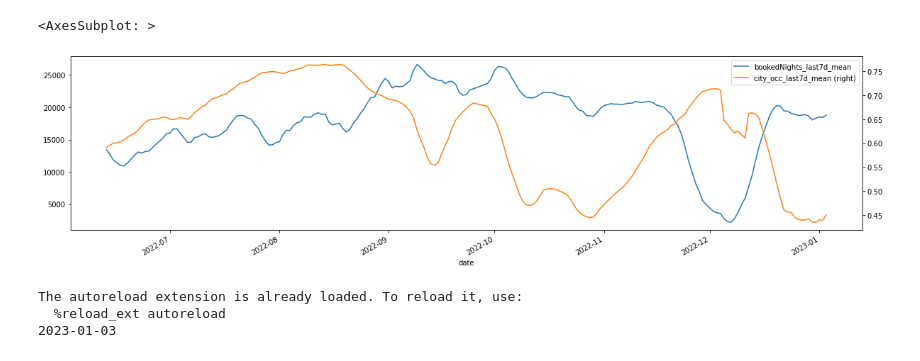
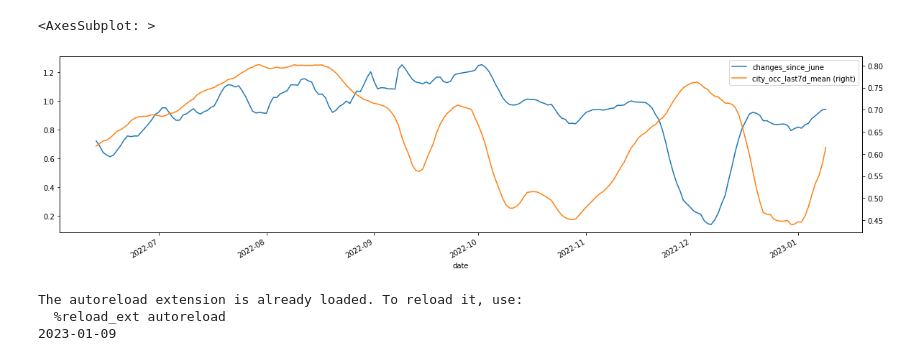
Before and after one commit to tsauliu/COVID_Data_in_Depth, a Jupyter notebook: 3.5.hotel.ipynb, the cells around one changed output. Cells and saved outputs as stored; diff of their text form; code cells hidden in the pictures.

```diff
--- a/3.5.hotel.ipynb
+++ b/3.5.hotel.ipynb
@@ -7,7 +7,7 @@ import numpy as np
 import os
 dfo=pd.DataFrame()
 
-for f in os.listdir('./DataSource/Huazhu/'):
+for f in os.listdir('./DataSource/Huazhu/')[-6:]:
     print(f)
     date=f.split('_')[-1].split('.')[0]
     d=pd.read_csv('./DataSource/Huazhu\%s' % f)
@@ -21,5 +28,12 @@ new.to_hdf(r'Processed_Data/hotel.h5',key='0105')
+# %%
+# 店铺也用同店的
+c1=new['date'].astype('str')<'2022-07-01'
+hotellist=new[c1]['hotelId'].drop_duplicates()
+
+c2=new['hotelId'].isin(hotellist)
+new=new[c2]
 # %%
-d=dfo.copy()
+d=new.copy()
 c1=d['brandLevel'].isin(['经济型','舒适型'])
 d=d[c1][['date','cityId', 'cityName', 'brandLevel', 'hotelId', 'hotelName', 'roomName','checkInType', 'stock']]
 d['checkInType']=d['checkInType'].replace('later','future')
@@ -31,7 +45,7 @@ pv=pv[~pv['future'].isna()]
 pv['bookedNights']=pv['future']-pv['now']
 pv['hotel_occ']=pv['bookedNights']/pv['future']
 c2=pv['now']>5
-c3=pv['hotel_occ']<0.9
+c3=pv['hotel_occ']<=1
 
 pv2=pv[c2&c3]
 pv2=pv2.groupby(by=['date','cityName']).sum().reset_index()
@@ -61,9 +75,11 @@ hotel['cityName']=hotel['cityName'].str.replace('市','')
 
 hotel1=hotel.sort_values(by=['cityName','date'])
 hotel1['bookedNights_last7d_mean']=hotel1.groupby('cityName')['bookedNights'].transform(lambda x: x.rolling(7, 7).mean())
+hotel1['future_last7d_mean']=hotel1.groupby('cityName')['future'].transform(lambda x: x.rolling(7, 7).mean())
+
 hotel1['bookedNights_change_WoW']=(hotel1['bookedNights_last7d_mean']/hotel1.groupby('cityName')['bookedNights_last7d_mean'].transform(lambda x: x.shift(periods=7)))-1
 
-c1=hotel1['date'].astype('str')< '2022-07-01'
+c1=hotel1['date'].astype('str')< '2022-10-01'
 c2=hotel1['bookedNights']>0
 june_mean=hotel1[c1&c2].groupby('cityName').mean().reset_index().sort_values(by='bookedNights')[['cityName','bookedNights']].reset_index(drop=True)
 june_mean.columns=['cityName', 'bookedNights_june']
@@ -75,7 +91,7 @@ hotel1['changes_since_june']=hotel1['bookedNights_last7d_mean']/hotel1['bookedNi
 hotel1['city_occ_last7d_mean']=hotel1.groupby('cityName')['city_occ'].transform(lambda x: x.rolling(7, 7).mean())
 hotel1['city_occ_change_WoW']=(hotel1['city_occ_last7d_mean']/hotel1.groupby('cityName')['city_occ_last7d_mean'].transform(lambda x: x.shift(periods=7)))-1
 
-c1=hotel1['date'].astype('str')< '2022-07-01'
+c1=hotel1['date'].astype('str')< '2022-10-01'
 c2=hotel1['bookedNights']>0
 june_mean_occ=hotel1[c1&c2].groupby('cityName').mean().reset_index()[['cityName','city_occ']].reset_index(drop=True)
 june_mean_occ.columns=['cityName', 'occ_june']
@@ -83,3 +99,4 @@ june_mean_occ.columns=['cityName', 'occ_june']
 hotel1=hotel1.merge(june_mean_occ,on='cityName')
 
 hotel1['changes_since_june_occ']=hotel1['city_occ_last7d_mean']/hotel1['occ_june']
+hotel1
@@ -86,39 +117,39 @@ hotel1['changes_since_june_occ']=hotel1['city_occ_last7d_mean']/hotel1['occ_june
 # %%
 dfp=hotel1[hotel1['cityName']=='北京']
-ax = dfp.plot('date','bookedNights_last7d_mean')
+ax = dfp.plot('date','changes_since_june')
 dfp.plot('date','city_occ_last7d_mean',secondary_y=True, ax=ax, figsize=(20,5))
 # %% [output]
 <AxesSubplot: >
-[figure, old version]
+[figure, new version]
 # %%
-# covid rank vs. hotel nights WoW
-%load_ext autoreload
-%autoreload 2
-from colored_list import dafeng_city,jidui_city,riqi
-# riqi='2022-12-29'
+# # covid rank vs. hotel nights WoW
+# %load_ext autoreload
+# %autoreload 2
+# from colored_list import dafeng_city,jidui_city,riqi
+# # riqi='2022-12-29'
 
-df_covid=pd.read_hdf('Processed_Data/Baidu_covid_progress.h5',key='raw')
+# df_covid=pd.read_hdf('Processed_Data/Baidu_covid_progress.h5',key='raw')
 
-hotel2=hotel1.merge(df_covid,left_on=['cityName'],right_on=['城市'],how='left')
+# hotel2=hotel1.merge(df_covid,left_on=['cityName'],right_on=['城市'],how='left')
 
-hotel2['date']=hotel2['date'].astype('string')
-hotel2=hotel2[hotel2['date']==riqi].sort_values(by='bookedNights_last7d_mean',ascending=False)
-hotel2=hotel2[hotel2['bookedNights_change_WoW']<2].head(70).reset_index()
+# hotel2['date']=hotel2['date'].astype('string')
+# hotel2=hotel2[hotel2['date']==riqi].sort_values(by='bookedNights_last7d_mean',ascending=False)
+# hotel2=hotel2[hotel2['bookedNights_change_WoW']<2].head(70).reset_index()
 
-o=hotel2[['cityName',  'progress_2','bookedNights_change_WoW']]
+# o=hotel2[['cityName',  'progress_2','bookedNights_change_WoW']]
 
 
-o['size']=np.nan
-o['group']='其他'
+# o['size']=np.nan
+# o['group']='其他'
 
-c1=o['cityName'].isin(dafeng_city)
-o.loc[c1,'group']='较早达峰'
+# c1=o['cityName'].isin(dafeng_city)
+# o.loc[c1,'group']='本波疫情基本结束'
 
-o=o.sort_values(by='group',ascending=False)
+# o=o.sort_values(by='group',ascending=False)
 
-o.to_clipboard(index=False,header=None)
-print(riqi)
+# o.to_clipboard(index=False,header=None)
+# print(riqi)
 # %% [output]
 The autoreload extension is already loaded. To reload it, use:
   %reload_ext autoreload
-2023-01-03
+2023-01-09
```
Also changed, not shown: parts of 10 cells of this notebook, 17 other files.
